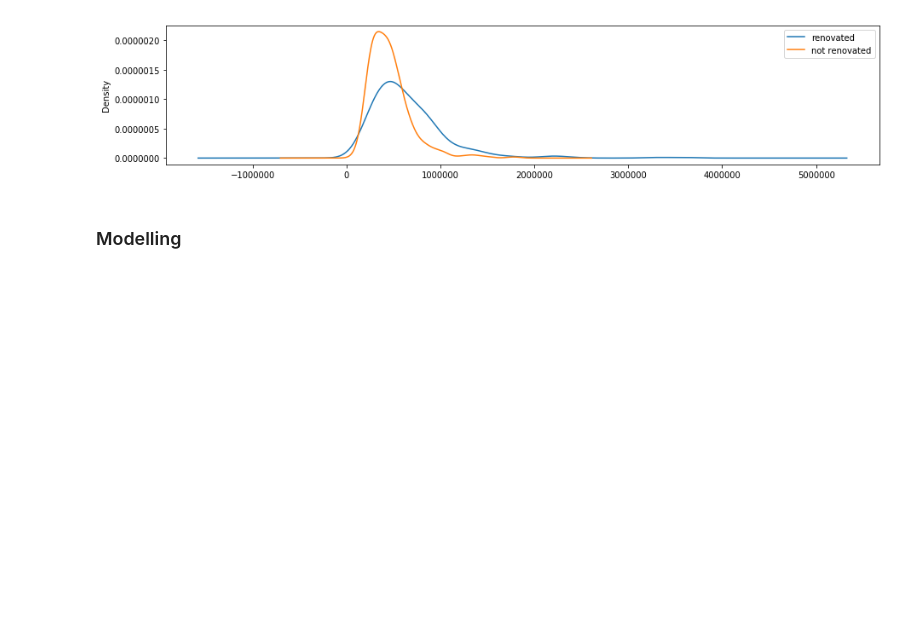
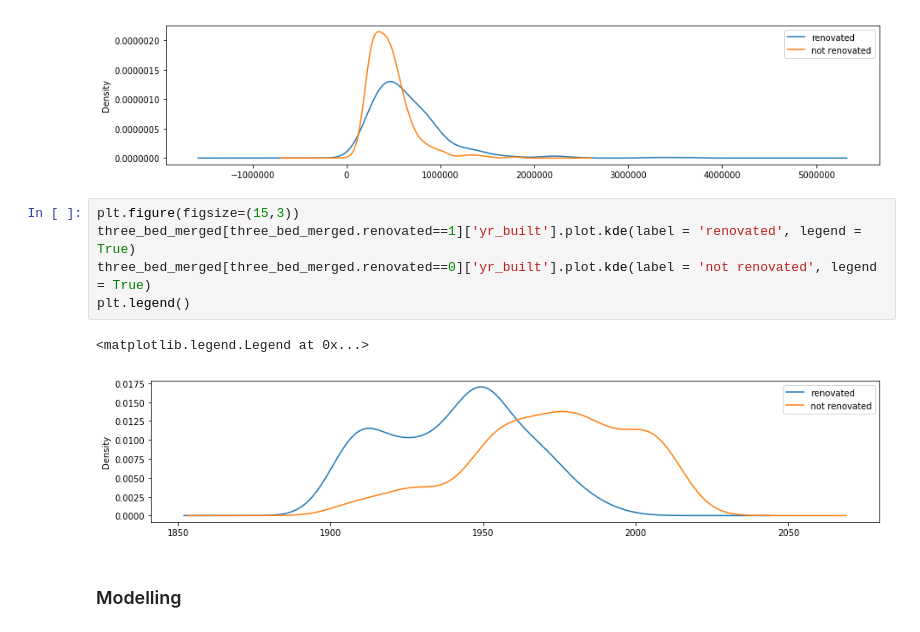
Before and after one commit to inesa-lisnic/flatiron-mod_1, a Jupyter notebook: data_cleaning.ipynb, the cells around one changed output. Drawn from its saved outputs; the diff is of its cells as text; blank space fills up the shorter version.

Commit message:
adding another graph

```diff
--- a/data_cleaning.ipynb
+++ b/data_cleaning.ipynb
@@ -386,6 +391,14 @@ plt.legend()
 # %% [output]
 <matplotlib.legend.Legend at 0x...>
 [figure]
+# %%
+plt.figure(figsize=(15,3))
+three_bed_merged[three_bed_merged.renovated==1]['yr_built'].plot.kde(label = 'renovated', legend = True)
+three_bed_merged[three_bed_merged.renovated==0]['yr_built'].plot.kde(label = 'not renovated', legend = True)
+plt.legend()
+# %% [output]
+<matplotlib.legend.Legend at 0x...>
+[figure, added]
 # %% [markdown]
 ### Modelling
 # %% [markdown]
```
Also changed, not shown: parts of 29 cells of this notebook.
